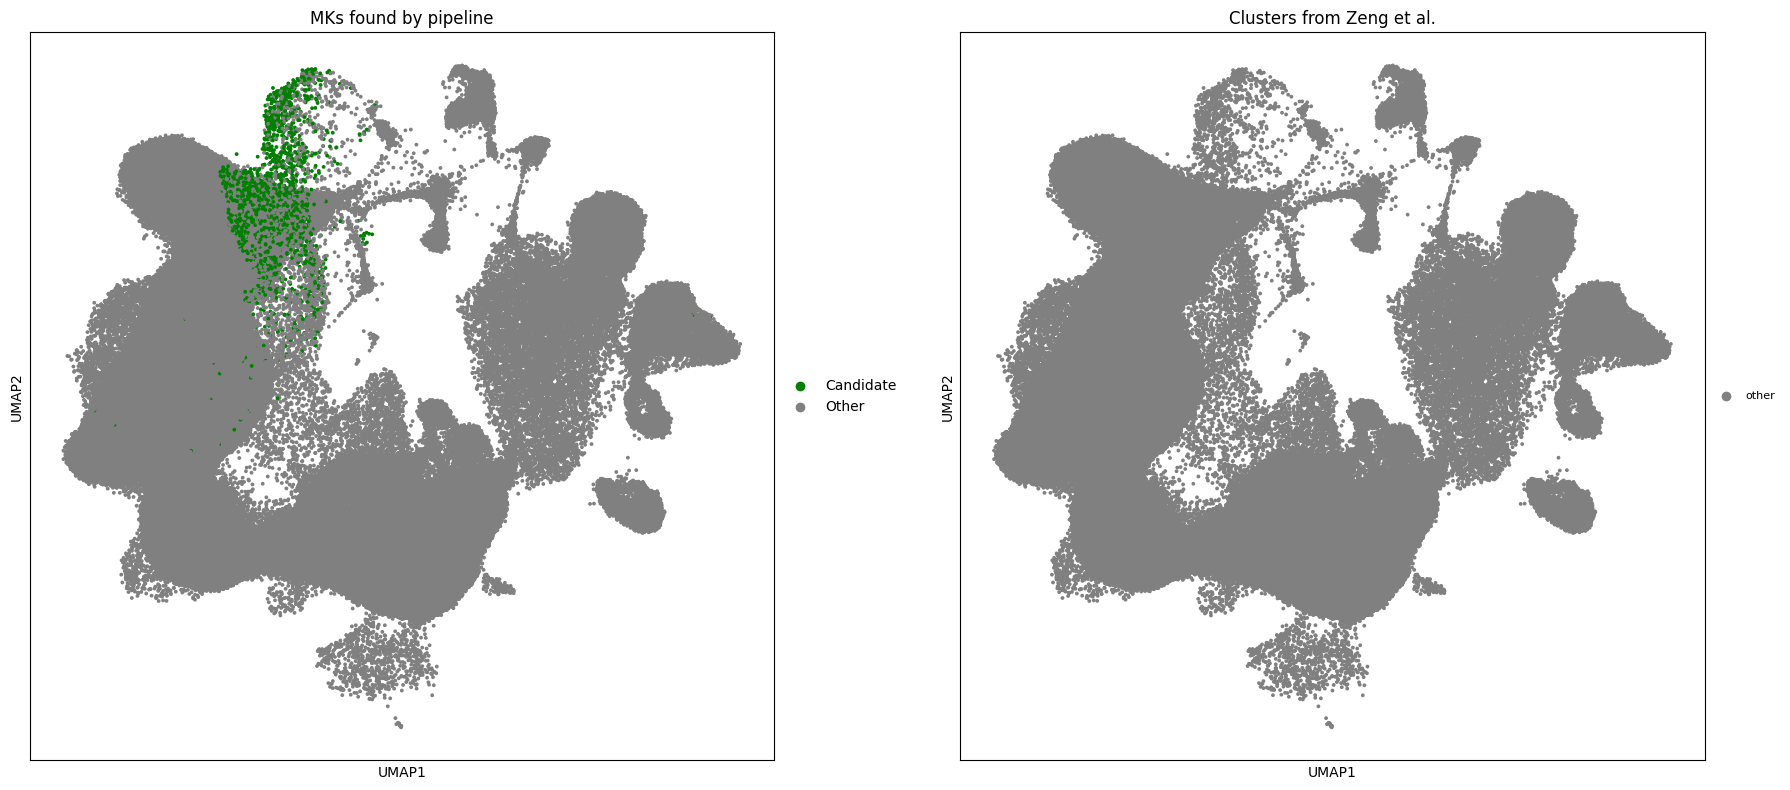
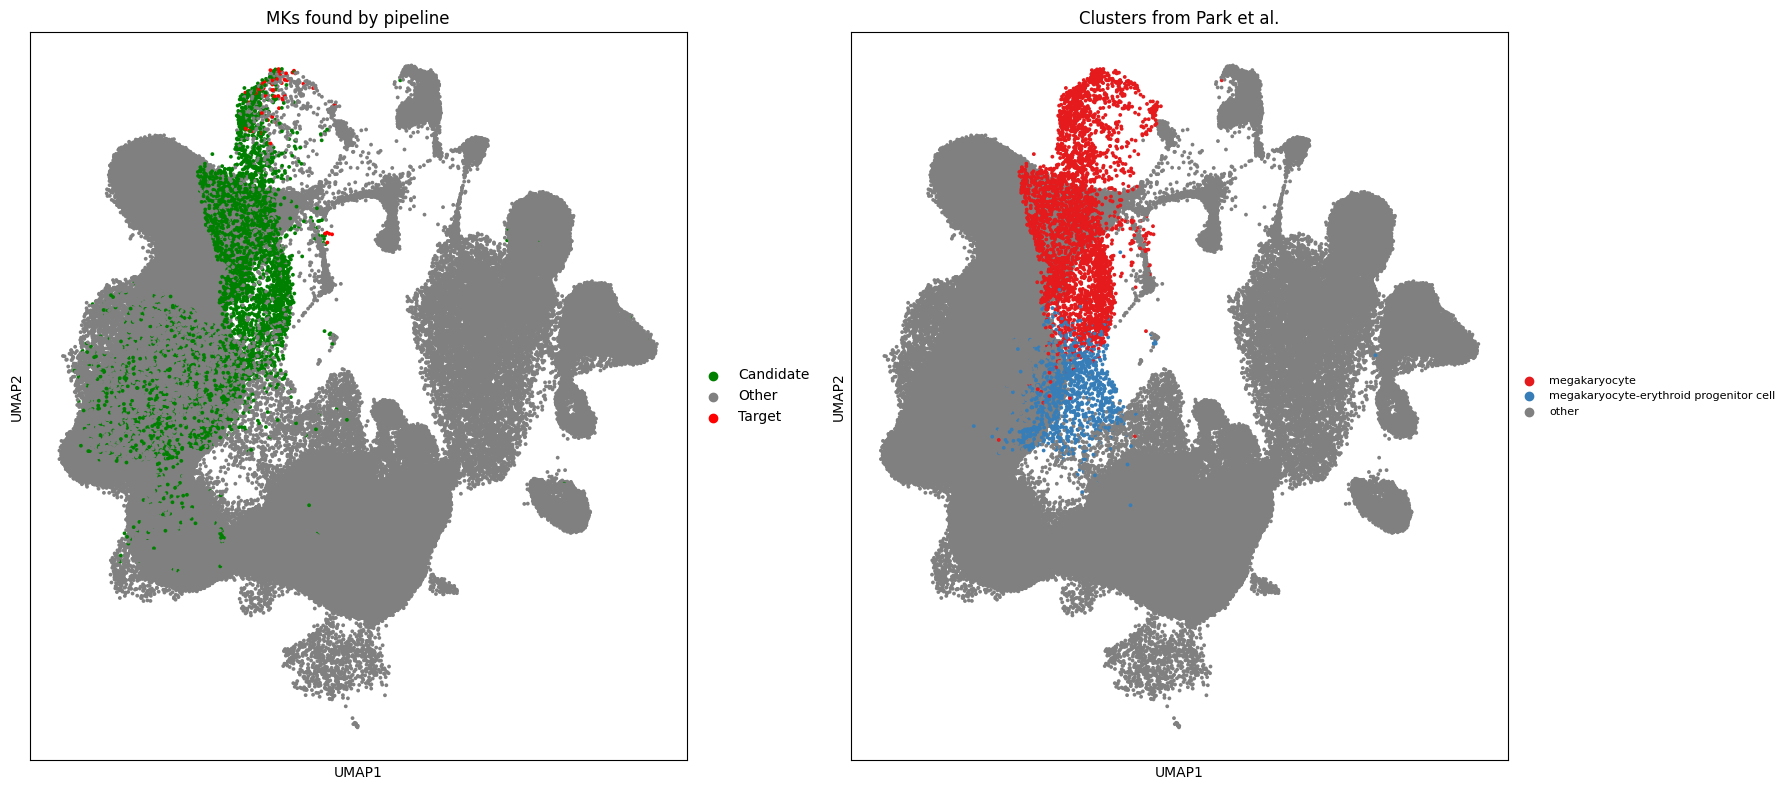
Unified diff of the notebook cell whose output changed from the first chart to the second:
--- before
+++ after
@@ -1,26 +1,26 @@
 # Marquage des cellules
-adata_raw_park_21.obs["is"] = "Other"
-adata_raw_park_21.obs.loc[adata_raw_park_21.obs_names.isin(adata_harmonized_park_21.obs_names), "is"] = "Candidate"
-adata_raw_park_21.obs.loc[adata_raw_park_21.obs_names.isin(adata_harmonized_park_21.obs[adata_harmonized_park_21.obs["is_target"]].index), "is"] = "Target"
+adata_raw_park_12.obs["is"] = "Other"
+adata_raw_park_12.obs.loc[adata_raw_park_12.obs_names.isin(adata_harmonized_park_12.obs_names), "is"] = "Candidate"
+adata_raw_park_12.obs.loc[adata_raw_park_12.obs_names.isin(adata_harmonized_park_12.obs[adata_harmonized_park_12.obs["is_target"]].index), "is"] = "Target"
 
 # Légende des types cellulaires
-adata_raw_park_21.obs["cell_type_for_legend"] = "other"
-mk_cell_type = adata_harmonized_park_21.obs["cluster"][adata_harmonized_park_21.obs["is_target"]].value_counts().loc[lambda x: x>0].index
+adata_raw_park_12.obs["cell_type_for_legend"] = "other"
+mk_cell_type = adata_harmonized_park_12.obs["cluster"][adata_harmonized_park_12.obs["is_target"]].value_counts().loc[lambda x: x>0].index
 for type in mk_cell_type:
-    mask = adata_raw_park_21.obs["cell_type"].str.contains(type, case=False, na=False)
-    adata_raw_park_21.obs.loc[mask, "cell_type_for_legend"] = adata_raw_park_21.obs.loc[mask, "cell_type"]
+    mask = adata_raw_park_12.obs["cell_type"].str.contains(type, case=False, na=False)
+    adata_raw_park_12.obs.loc[mask, "cell_type_for_legend"] = adata_raw_park_12.obs.loc[mask, "cell_type"]
 
 # UMAP
 palette_pipeline = {"Other": "grey", "Candidate": "green", "Target": "red"}
-palette_zeng = sns.color_palette("tab20")
-palette_zeng[0] = "grey"
+palette_park = sns.color_palette("Set1")
+palette_park[2] = "grey"
 
 fig, ax = plt.subplots(1, 2)
-sc.pl.umap(adata_raw_park_21, color="is", ax=ax[0], show=False, size=30,
+sc.pl.umap(adata_raw_park_12, color="is", ax=ax[0], show=False, size=30,
            palette=palette_pipeline, title="MKs found by pipeline")
-sc.pl.umap(adata_raw_park_21, color="cell_type_for_legend", ax=ax[1], show=False, size=30,
-           palette=palette_zeng, title="Clusters from Zeng et al.", legend_fontsize=8)
+sc.pl.umap(adata_raw_park_12, color="cell_type_for_legend", ax=ax[1], show=False, size=30,
+           palette=palette_park, title="Clusters from Park et al.", legend_fontsize=8)
 plt.tight_layout()
 plt.subplots_adjust(wspace=0.25)
-plt.savefig("/home/lemgui01/CellExtractor/data/results_mk_2-1/plots/umap_park.pdf", bbox_inches="tight", dpi=300)
+plt.savefig("/home/lemgui01/CellExtractor/data/results_mk_1-1/plots/umap_park.pdf", bbox_inches="tight", dpi=300)
 plt.show()

Commit: remove TCL threshold + add Gaussian mix model